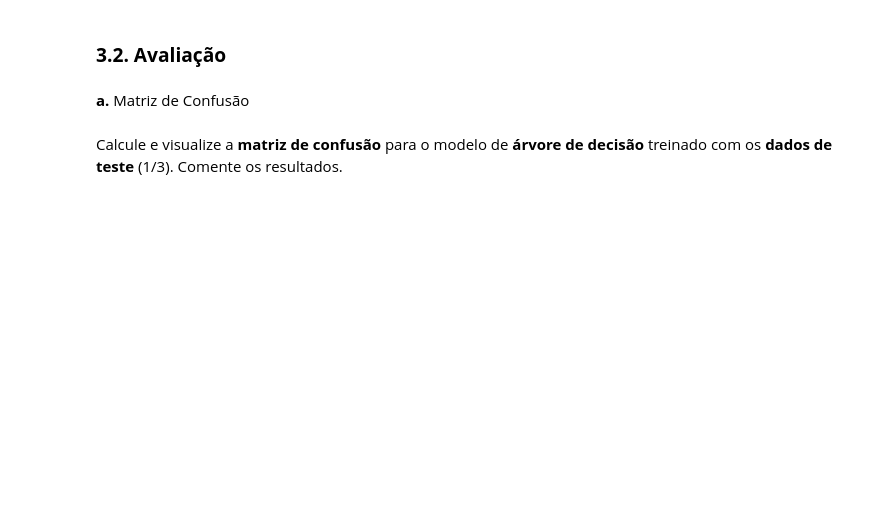
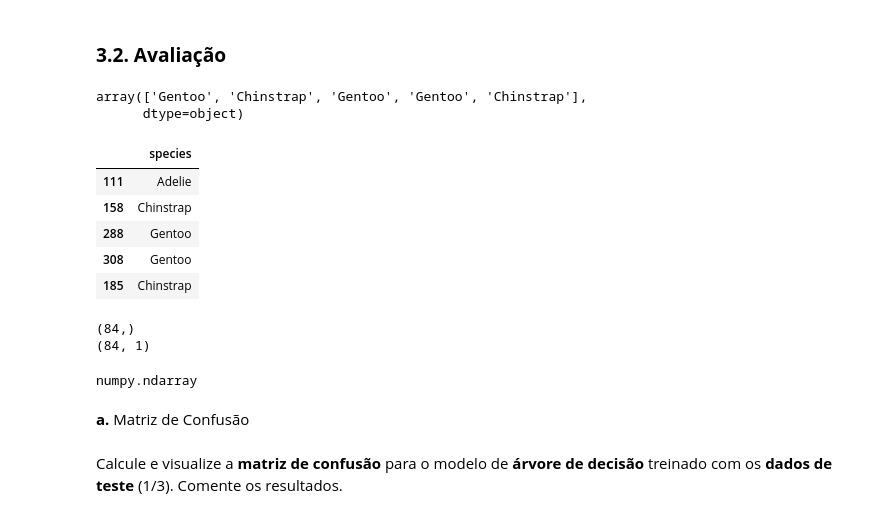
Before and after one commit to armando-nahmias/EBAC, a Jupyter notebook: AD/PAD_M25_Resposta.ipynb, the cells around one changed output. Saved outputs shown, nothing was run; the diff lists cells and outputs as text; code cells hidden in the pictures; blank space fills up the shorter version.

```diff
--- a/AD/PAD_M25_Resposta.ipynb
+++ b/AD/PAD_M25_Resposta.ipynb
@@ -264,3 +271,27 @@ ExecutableNotFound: failed to execute PosixPath('dot'), make sure the Graphviz e
+# %%
+target_predicted[0:5]
+# %% [output]
+array(['Gentoo', 'Chinstrap', 'Gentoo', 'Gentoo', 'Chinstrap'],
+      dtype=object)
+# %%
+target_test[0:5]
+# %% [output]
+|  | species |
+| 111 | Adelie |
+| 158 | Chinstrap |
+| 288 | Gentoo |
+| 308 | Gentoo |
+| 185 | Chinstrap |
+# %%
+print(target_predicted.shape)
+print(target_test.shape)
+# %% [output]
+(84,)
+(84, 1)
+# %%
+type(target_predicted)
+# %% [output]
+numpy.ndarray
 # %% [markdown]
 **a.** Matriz de Confusão
 # %% [markdown]
```
Also changed, not shown: parts of 18 cells of this notebook.
